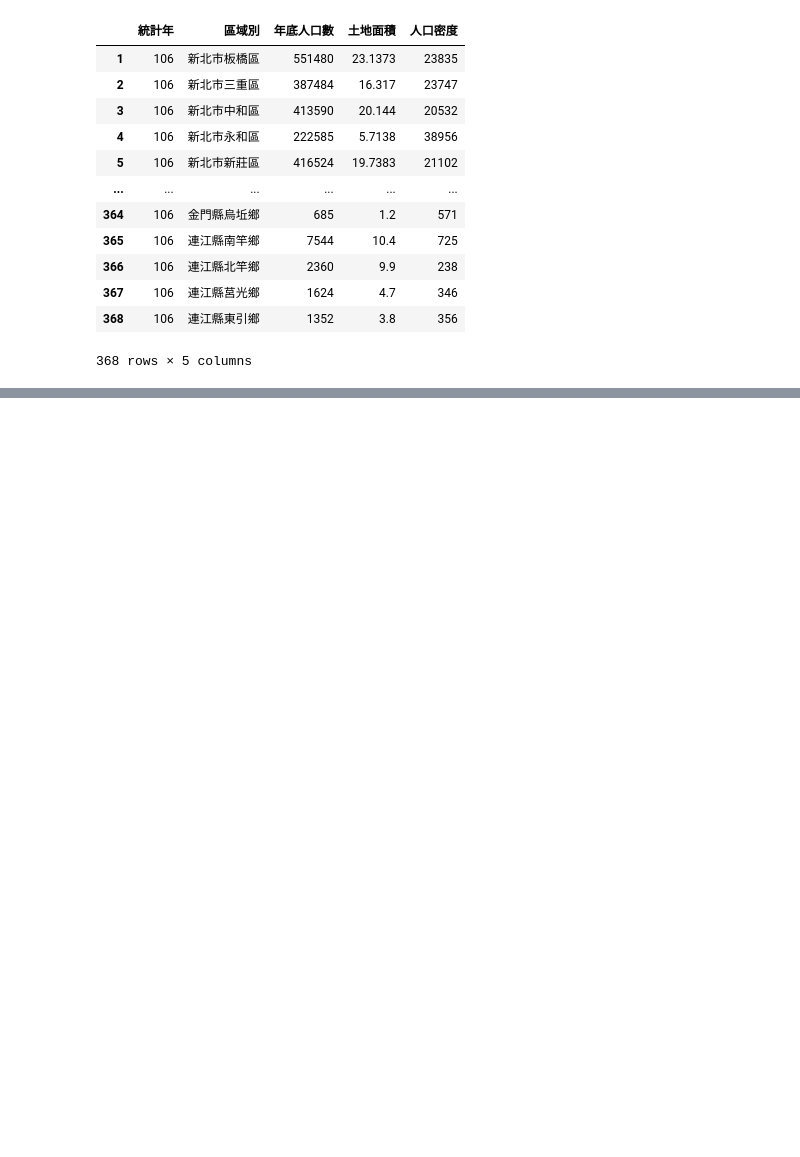
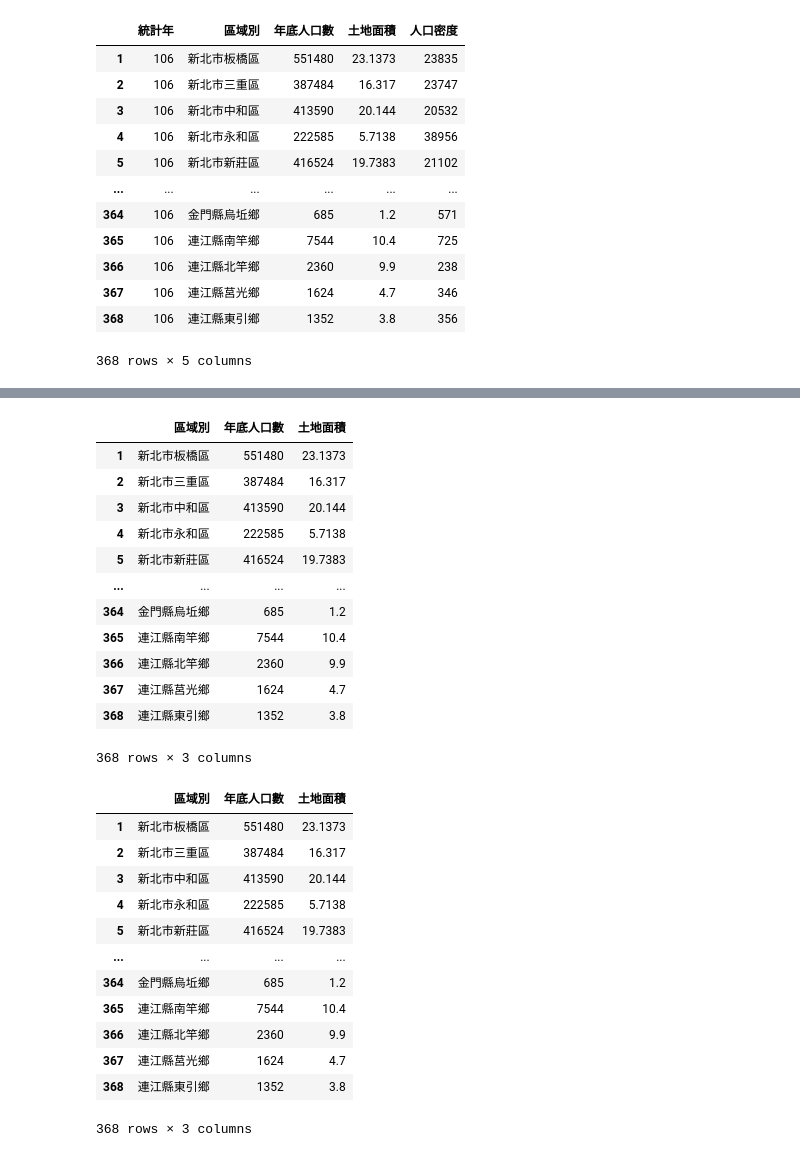
Before and after one commit to WayneChou-bot/__2024_07_29_AI_1_3__, a Jupyter notebook: Lesson16/Lesson16_3.ipynb, the cells around one changed output, grey strips where cells are left out. Cells and saved outputs as stored; diff of their text form; code cells hidden in the pictures; blank space fills up the shorter version.

```diff
--- a/Lesson16/Lesson16_3.ipynb
+++ b/Lesson16/Lesson16_3.ipynb
@@ -127,0 +144,30 @@ df3
+# %%
+display(df3[["區域別", "年底人口數", "土地面積"]])
+display(df3.reindex(labels=["區域別", "年底人口數", "土地面積"], axis=1))
+# %% [output]
+|  | 區域別 | 年底人口數 | 土地面積 |
+| 1 | 新北市板橋區 | 551480 | 23.1373 |
+| 2 | 新北市三重區 | 387484 | 16.317 |
+| 3 | 新北市中和區 | 413590 | 20.144 |
+| 4 | 新北市永和區 | 222585 | 5.7138 |
+| 5 | 新北市新莊區 | 416524 | 19.7383 |
+| ... | ... | ... | ... |
+| 364 | 金門縣烏坵鄉 | 685 | 1.2 |
+| 365 | 連江縣南竿鄉 | 7544 | 10.4 |
+| 366 | 連江縣北竿鄉 | 2360 | 9.9 |
+| 367 | 連江縣莒光鄉 | 1624 | 4.7 |
+| 368 | 連江縣東引鄉 | 1352 | 3.8 |
+368 rows × 3 columns
+|  | 區域別 | 年底人口數 | 土地面積 |
+| 1 | 新北市板橋區 | 551480 | 23.1373 |
+| 2 | 新北市三重區 | 387484 | 16.317 |
+| 3 | 新北市中和區 | 413590 | 20.144 |
+| 4 | 新北市永和區 | 222585 | 5.7138 |
+| 5 | 新北市新莊區 | 416524 | 19.7383 |
+| ... | ... | ... | ... |
+| 364 | 金門縣烏坵鄉 | 685 | 1.2 |
+| 365 | 連江縣南竿鄉 | 7544 | 10.4 |
+| 366 | 連江縣北竿鄉 | 2360 | 9.9 |
+| 367 | 連江縣莒光鄉 | 1624 | 4.7 |
+| 368 | 連江縣東引鄉 | 1352 | 3.8 |
+368 rows × 3 columns
```
Also changed, not shown: parts of 1 cell of this notebook.
